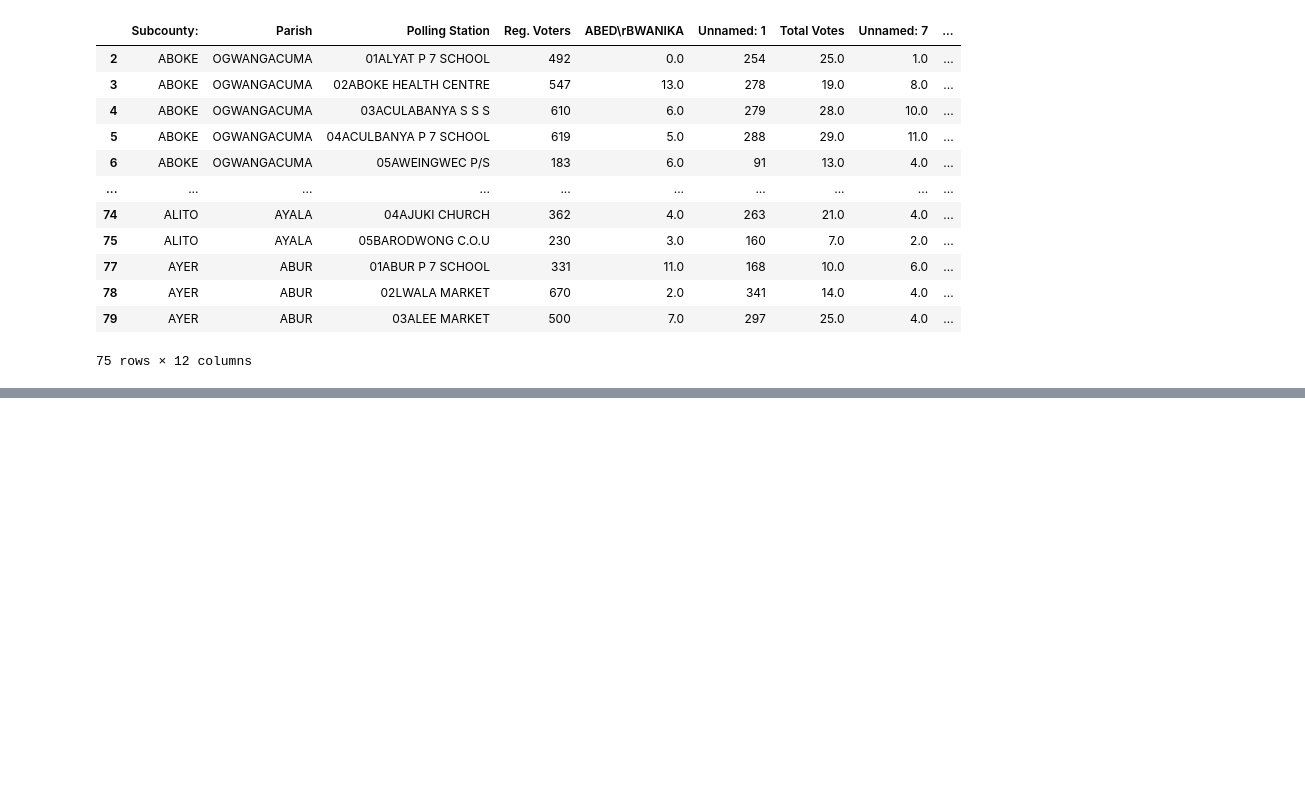
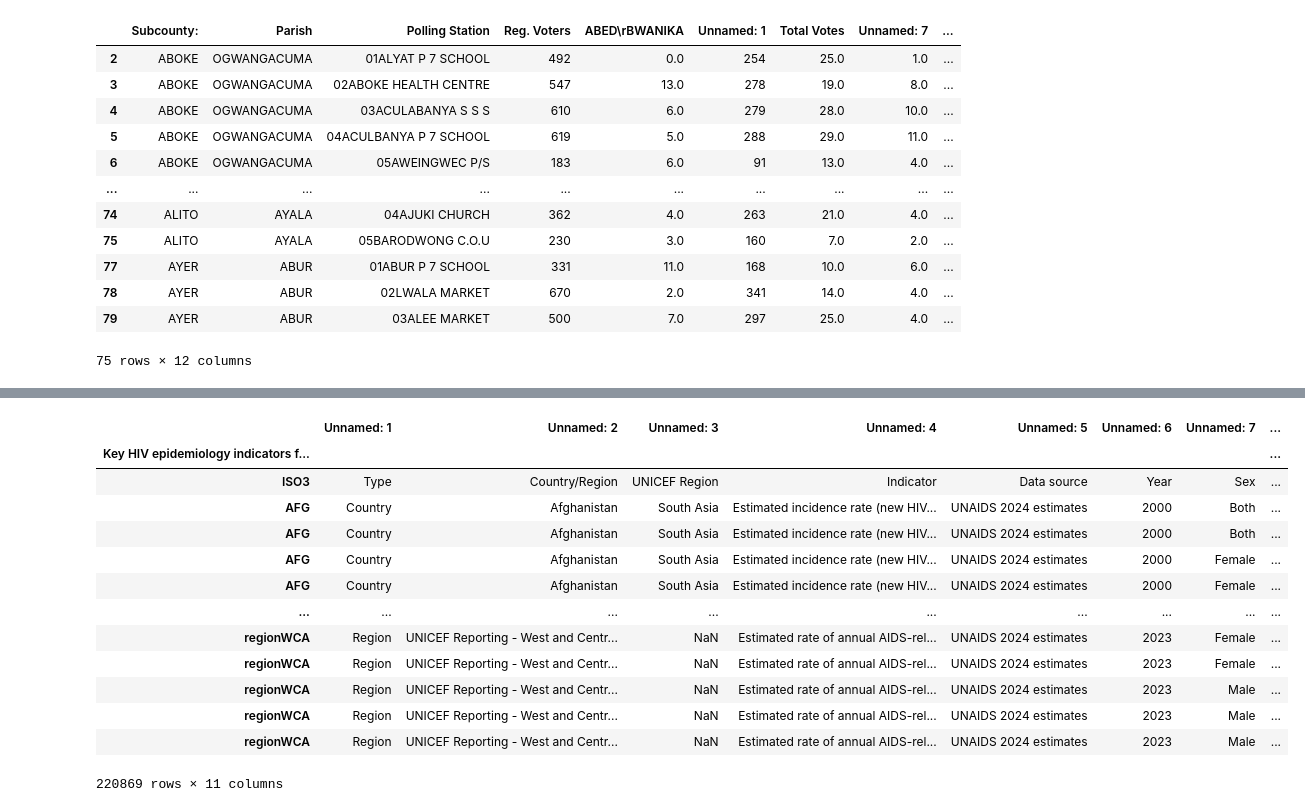
Before and after one commit to jim-junior/Data-Manipulations, a Jupyter notebook: notebooks/04-Challenges.ipynb, the cells around one changed output, grey strips where cells are left out. Cells and saved outputs as stored; diff of their text form; code cells hidden in the pictures; blank space fills up the shorter version.

```diff
--- a/notebooks/04-Challenges.ipynb
+++ b/notebooks/04-Challenges.ipynb
@@ -188,0 +184,19 @@ Length: 4, dtype: string
+# %%
+pd.read_excel('../Data/HIV_Epidemiology_Children_Adolescents_2024.xlsx',
+              index_col=0,
+             sheet_name=1)
+# %% [output]
+|  | Unnamed: 1 | Unnamed: 2 | Unnamed: 3 | Unnamed: 4 | Unnamed: 5 | Unnamed: 6 | Unnamed: 7 | ... |
+| Key HIV epidemiology indicators f... |  |  |  |  |  |  |  | ... |
+| ISO3 | Type | Country/Region | UNICEF Region | Indicator | Data source | Year | Sex | ... |
+| AFG | Country | Afghanistan | South Asia | Estimated incidence rate (new HIV... | UNAIDS 2024 estimates | 2000 | Both | ... |
+| AFG | Country | Afghanistan | South Asia | Estimated incidence rate (new HIV... | UNAIDS 2024 estimates | 2000 | Both | ... |
+| AFG | Country | Afghanistan | South Asia | Estimated incidence rate (new HIV... | UNAIDS 2024 estimates | 2000 | Female | ... |
+| AFG | Country | Afghanistan | South Asia | Estimated incidence rate (new HIV... | UNAIDS 2024 estimates | 2000 | Female | ... |
+| ... | ... | ... | ... | ... | ... | ... | ... | ... |
+| regionWCA | Region | UNICEF Reporting - West and Centr... | NaN | Estimated rate of annual AIDS-rel... | UNAIDS 2024 estimates | 2023 | Female | ... |
+| regionWCA | Region | UNICEF Reporting - West and Centr... | NaN | Estimated rate of annual AIDS-rel... | UNAIDS 2024 estimates | 2023 | Female | ... |
+| regionWCA | Region | UNICEF Reporting - West and Centr... | NaN | Estimated rate of annual AIDS-rel... | UNAIDS 2024 estimates | 2023 | Male | ... |
+| regionWCA | Region | UNICEF Reporting - West and Centr... | NaN | Estimated rate of annual AIDS-rel... | UNAIDS 2024 estimates | 2023 | Male | ... |
+| regionWCA | Region | UNICEF Reporting - West and Centr... | NaN | Estimated rate of annual AIDS-rel... | UNAIDS 2024 estimates | 2023 | Male | ... |
+220869 rows × 11 columns
```
Also changed, not shown: parts of 4 cells of this notebook, 4 other files.
